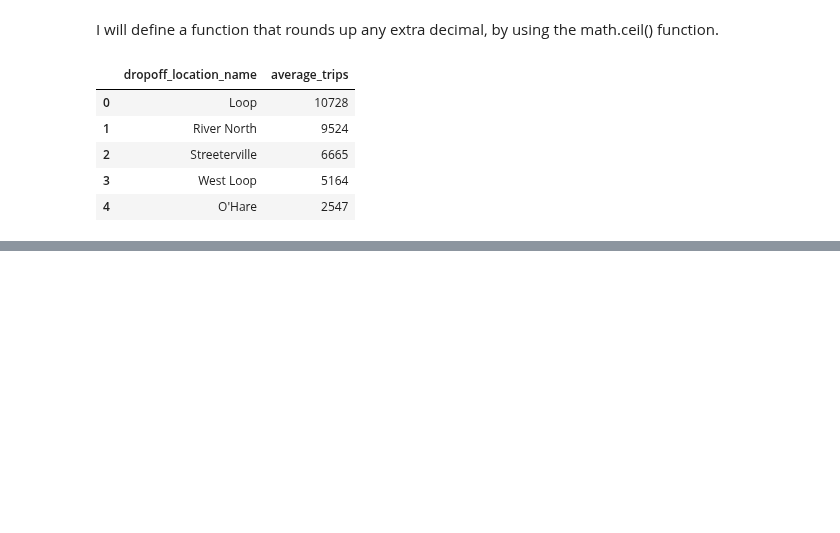
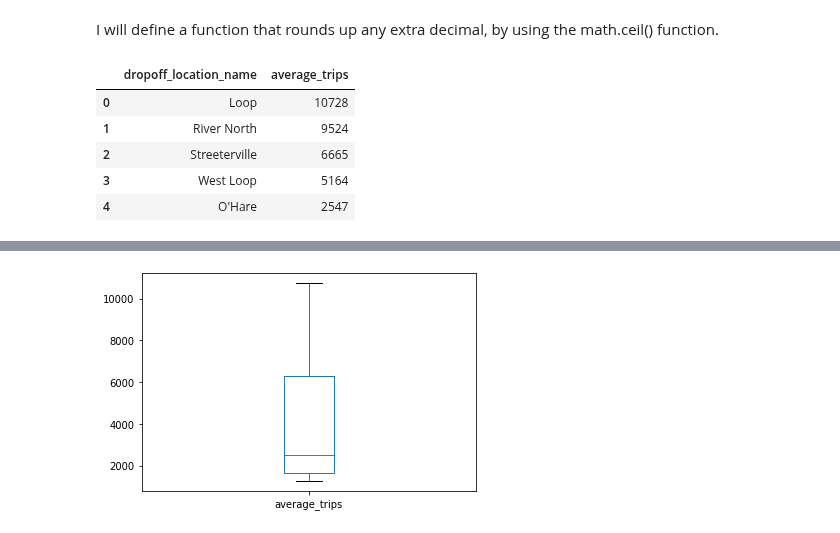
Before and after one commit to Alumasa/data_science_practicum, a Jupyter notebook: Data Collection and Storage Project part2.ipynb, the cells around one changed output, grey strips where cells are left out. Drawn from its saved outputs; the diff is of its cells as text; code cells hidden in the pictures; blank space fills up the shorter version.

```diff
--- a/Data Collection and Storage Project part2.ipynb
+++ b/Data Collection and Storage Project part2.ipynb
@@ -87,0 +112,4 @@ data_neigh['average_trips'] = data_neigh['average_trips'].astype(np.int64)
+# %%
+top10_neigh.plot(kind='box');
+# %% [output]
+[figure, added]
```
Also changed, not shown: parts of 11 cells of this notebook.
